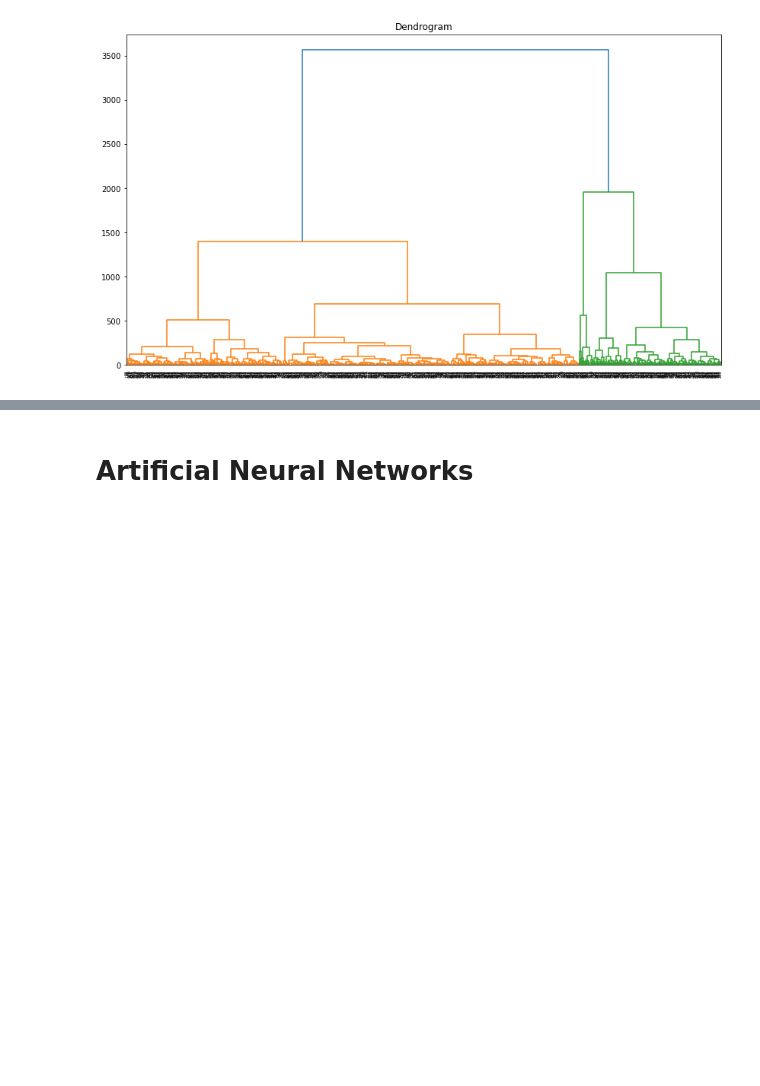
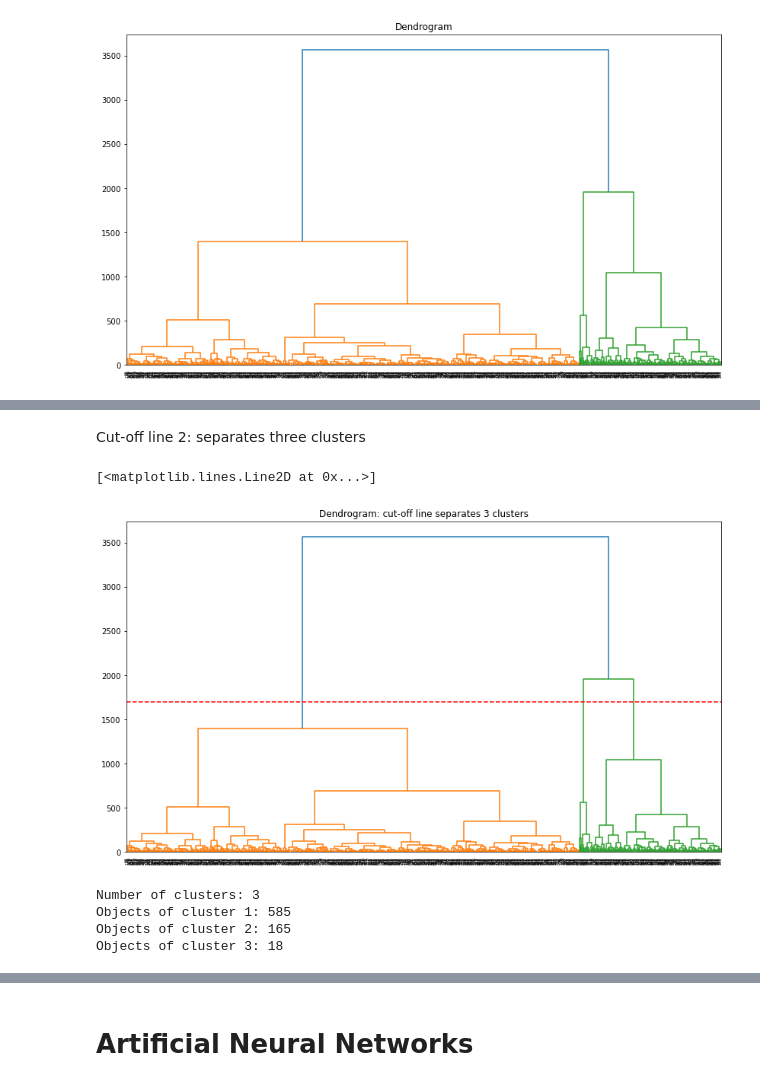
Before and after one commit to TohirD/AI-Data-Set, a Jupyter notebook: mainfile.ipynb, the cells around one changed output, grey strips where cells are left out. Drawn from its saved outputs; the diff is of its cells as text; code cells hidden in the pictures; blank space fills up the shorter version.

```diff
--- a/mainfile.ipynb
+++ b/mainfile.ipynb
@@ -361,0 +389,25 @@ dendrogram = shc.dendrogram(shc.linkage(clustering_dataset, method='ward'))
+# %% [markdown]
+Cut-off line 2: separates three clusters
+# %%
+plt.figure(figsize=(14, 8))
+plt.title("Dendrogram: cut-off line separates 3 clusters")
+dendrogram = shc.dendrogram(shc.linkage(clustering_dataset, method='ward'))
+plt.plot([0, 100000], [1700, 1700], 'r--')
+# %% [output]
+[<matplotlib.lines.Line2D at 0x...>]
+[figure, added]
+# %%
+cl2 = AgglomerativeClustering(n_clusters=3)
+cl2.fit(clustering_dataset)
+print(f'Number of clusters: {cl2.n_clusters_}')
+cluster_1 = [ i for i, x in enumerate(cl2.labels_) if x == 0]
+cluster_2 = [ i for i, x in enumerate(cl2.labels_) if x == 1]
+cluster_3 = [ i for i, x in enumerate(cl2.labels_) if x == 2]
+print(f'Objects of cluster 1: {len(cluster_1)}')
+print(f'Objects of cluster 2: {len(cluster_2)}')
+print(f'Objects of cluster 3: {len(cluster_3)}')
+# %% [output]
+Number of clusters: 3
+Objects of cluster 1: 585
+Objects of cluster 2: 165
+Objects of cluster 3: 18
```
Also changed, not shown: parts of 20 cells of this notebook.
